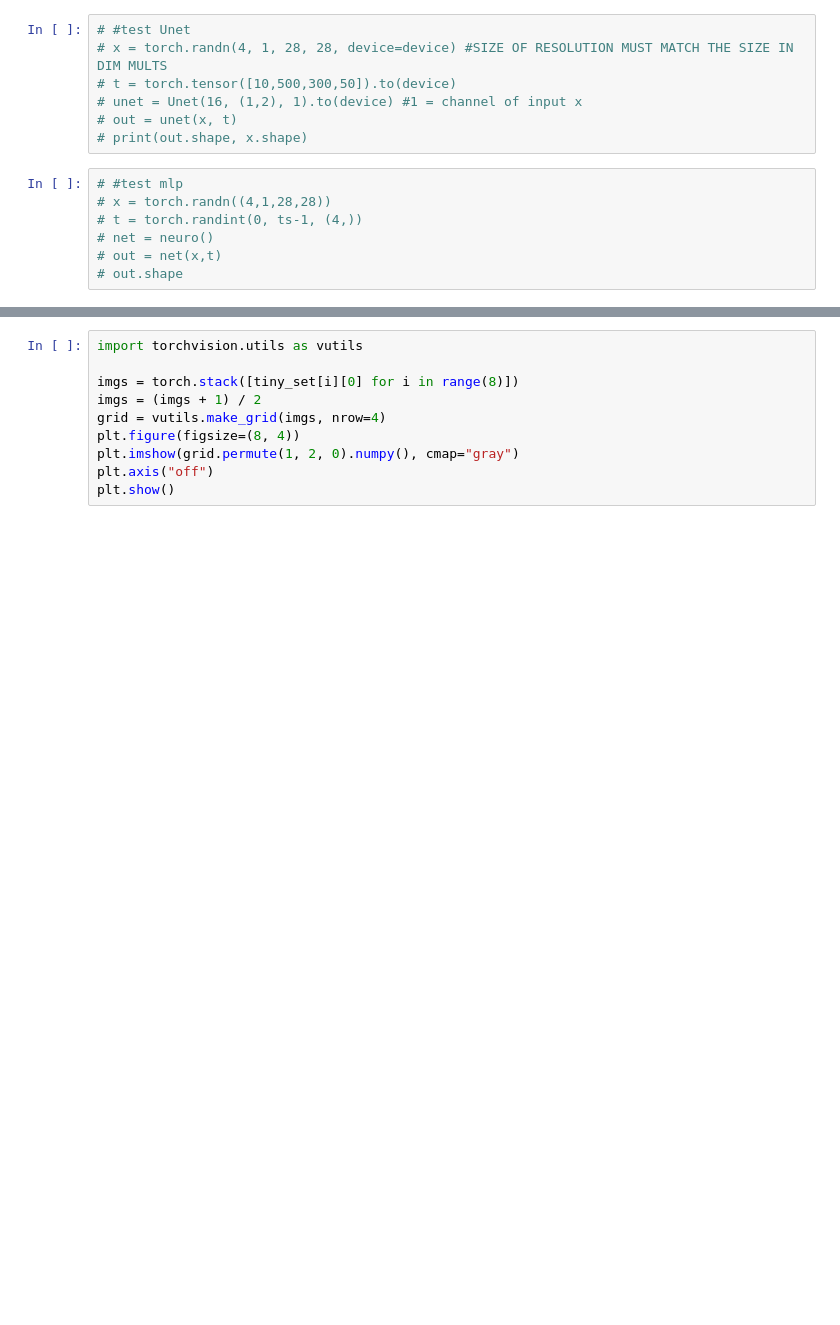
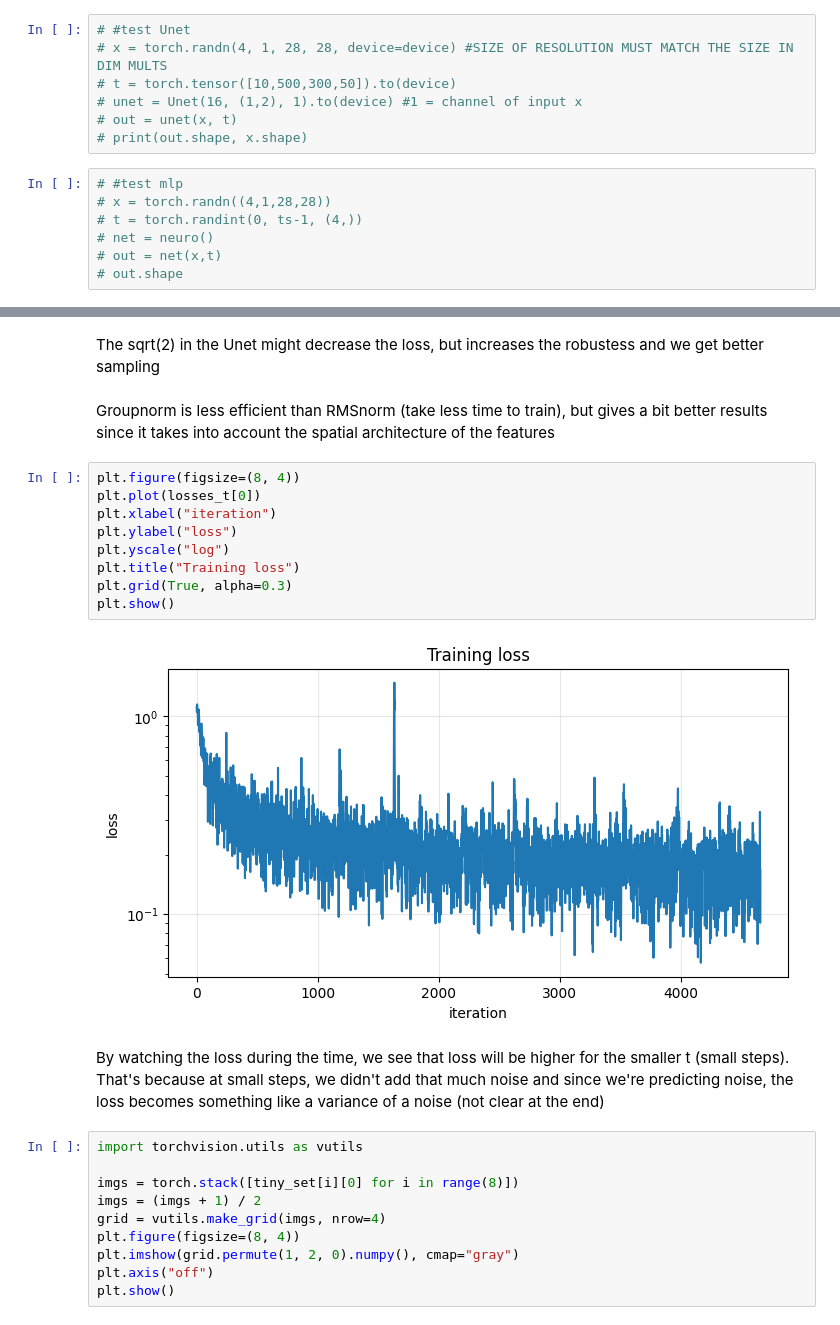
Before and after one commit to TheTrigun99/ProjectsDL, a Jupyter notebook: Diffusion/ddpm.ipynb, the cells around one changed output, grey strips where cells are left out. Drawn from its saved outputs; the diff is of its cells as text; blank space fills up the shorter version.

```diff
--- a/Diffusion/ddpm.ipynb
+++ b/Diffusion/ddpm.ipynb
@@ -397,3 +430,20 @@ The sqrt(2) in the Unet might decrease the loss, but increases the robustess and
+# %% [markdown]
+The sqrt(2) in the Unet might decrease the loss, but increases the robustess and we get better sampling
+# %% [markdown]
+ Groupnorm is less efficient than RMSnorm (take less time to train), but gives a bit better results since it takes into account the spatial architecture of the features
+# %%
+plt.figure(figsize=(8, 4))
+plt.plot(losses_t[0])
+plt.xlabel("iteration")
+plt.ylabel("loss")
+plt.yscale("log")
+plt.title("Training loss")
+plt.grid(True, alpha=0.3)
+plt.show()
+# %% [output]
+[figure, added]
+# %% [markdown]
+By watching the loss during the time, we see that loss will be higher for the smaller t (small steps). That's because at small steps, we didn't add that much noise and since we're predicting noise, the loss becomes something like a variance of a noise (not clear at the end)
 # %%
 import torchvision.utils as vutils
 
```
Also changed, not shown: parts of 13 cells of this notebook, 1 other file.
